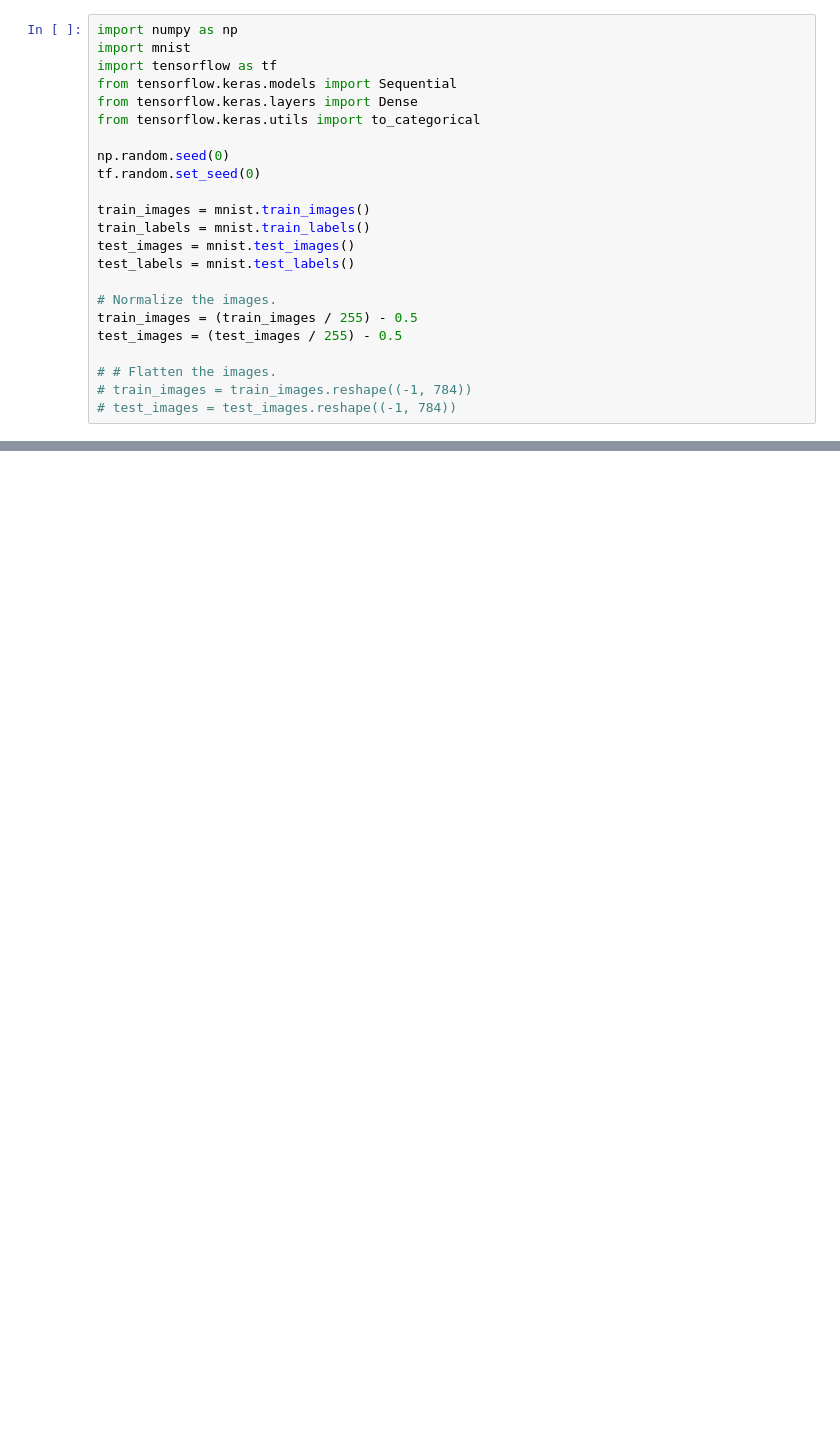
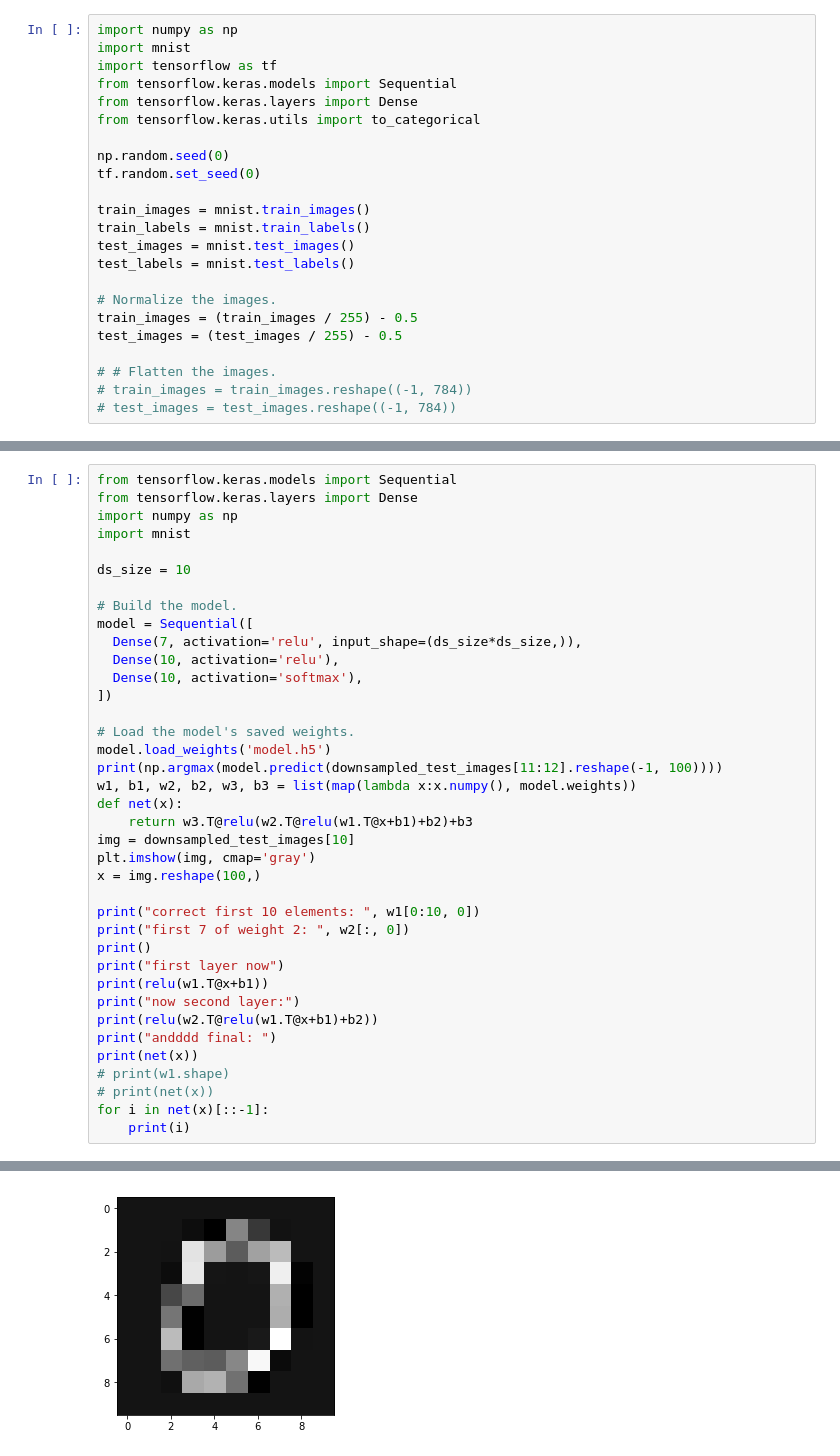
Before and after one commit to gloriafang123/ml_fpga, a Jupyter notebook: Untitled.ipynb, the cells around one changed output, grey strips where cells are left out. Drawn from its saved outputs; the diff is of its cells as text; blank space fills up the shorter version.

```diff
--- a/Untitled.ipynb
+++ b/Untitled.ipynb
@@ -56,0 +111,39 @@ test_images = downsampled_test_images.reshape((-1, 196))
+# %%
+from tensorflow.keras.models import Sequential
+from tensorflow.keras.layers import Dense
+import numpy as np
+import mnist
+
+ds_size = 10
+
+# Build the model.
+model = Sequential([
+  Dense(7, activation='relu', input_shape=(ds_size*ds_size,)),
+  Dense(10, activation='relu'),
+  Dense(10, activation='softmax'),
+])
+
+# Load the model's saved weights.
+model.load_weights('model.h5')
+print(np.argmax(model.predict(downsampled_test_images[11:12].reshape(-1, 100))))
+w1, b1, w2, b2, w3, b3 = list(map(lambda x:x.numpy(), model.weights))
+def net(x):
+    return w3.T@relu(w2.T@relu(w1.T@x+b1)+b2)+b3
+img = downsampled_test_images[10]
+plt.imshow(img, cmap='gray')
+x = img.reshape(100,)
+
+print("correct first 10 elements: ", w1[0:10, 0])
+print("first 7 of weight 2: ", w2[:, 0])
+print()
+print("first layer now")
+print(relu(w1.T@x+b1))
+print("now second layer:")
+print(relu(w2.T@relu(w1.T@x+b1)+b2))
+print("andddd final: ")
+print(net(x))
+# print(w1.shape)
+# print(net(x))
+for i in net(x)[::-1]:
+    print(i)
+# %% [output]
@@ -56,0 +167 @@ test_images = downsampled_test_images.reshape((-1, 196))
+[figure, added]
```
Also changed, not shown: parts of 14 cells of this notebook, 15 other files.
